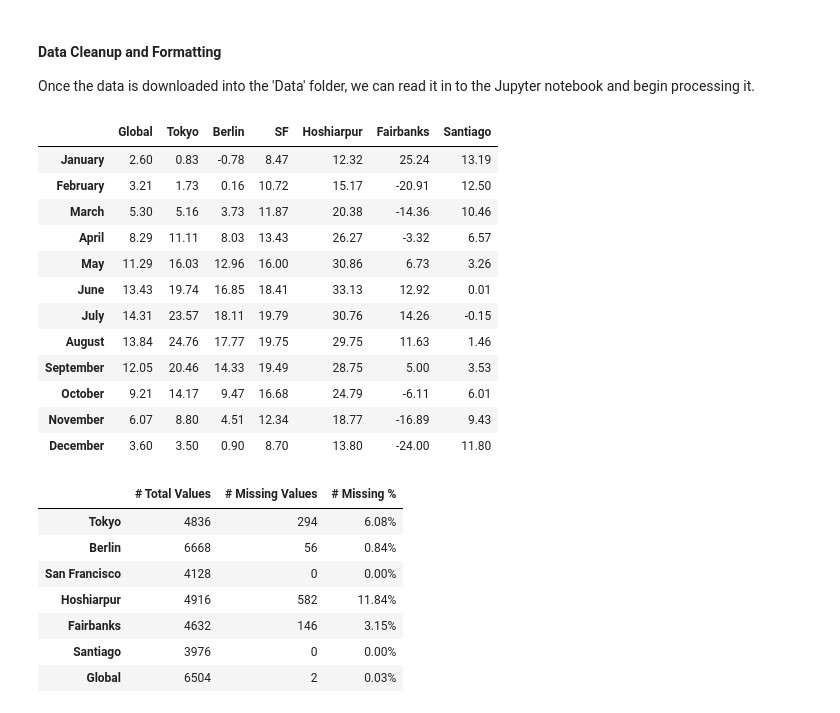
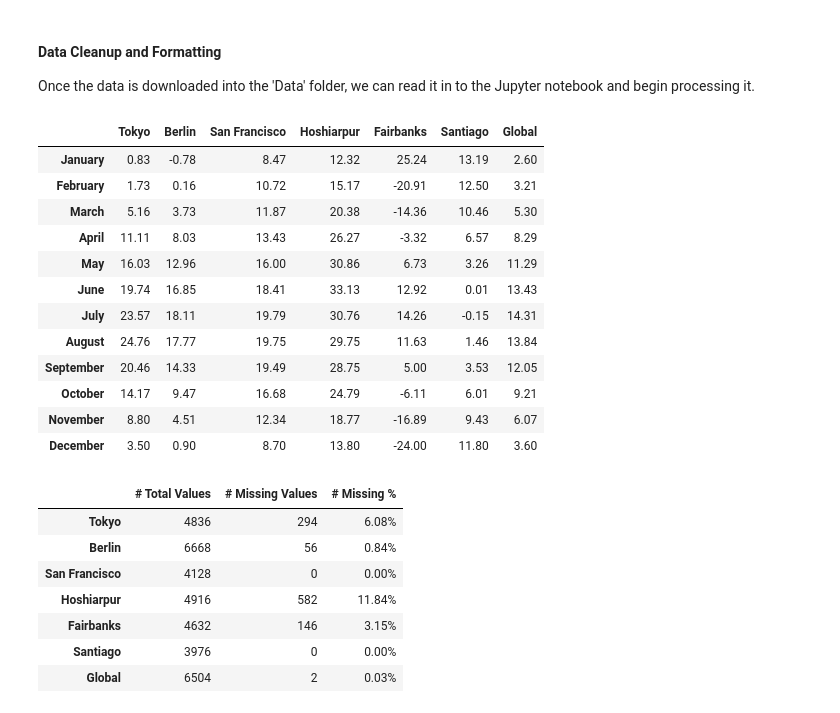
Before and after one commit to MeeraSharma/Climate-Change-EDA, a Jupyter notebook: Climate Change EDA.ipynb, the cells around one changed output. Saved outputs shown, nothing was run; the diff lists cells and outputs as text; code cells hidden in the pictures.

```diff
--- a/Climate Change EDA.ipynb
+++ b/Climate Change EDA.ipynb
@@ -70,6 +70,8 @@ global_info = ('Global', 'global-land')
 region_info = [global_info]
 
 all_info =  [tokyo_info, berlin_info, SF_info, hoshiarpur_info, fairbanks_info, santiago_info, global_info]
+# %%
+locations = [i[0] for i in all_info]
 # %% [markdown]
 #### URL Setup
 # %%
@@ -121,45 +123,15 @@ Once the data is downloaded into the 'Data' folder, we can read it in to the Jup
 # %%
 # Step 1 - get monthly averages for each location
 
-def get_monthly_averages(data_location, line_number):
+def get_monthly_averages(location_name):
+    data_location = 'Data/' + location_name + '.txt'
     data = open(data_location)
+    if location_name == 'Global':
+        line_number = 54
+    else:
+        line_number = 52
     content = data.readlines()
     average_data = content[line_number][8:-2].split()
     average_list = [float(i) for i in average_data]
     data.close()
     return average_list
-# %%
-Tokyo_av = get_monthly_averages('Data/Tokyo.txt', 52)
-Berlin_av = get_monthly_averages('Data/Berlin.txt', 52)
-SF_av = get_monthly_averages('Data/San Francisco.txt', 52)
-Hoshiarpur_av = get_monthly_averages('Data/Hoshiarpur.txt', 52)
-Fairbanks_av = get_monthly_averages('Data/Fairbanks.txt', 52)
-Santiago_av = get_monthly_averages('Data/Santiago.txt', 52)
-
-Global_av = get_monthly_averages('Data/Global.txt', 54)
-
-
-
-monthly_data = pd.DataFrame(np.column_stack([Global_av, Tokyo_av, Berlin_av,
-                                             SF_av, Hoshiarpur_av,
-                                             Fairbanks_av, Santiago_av]),
-                           columns = ['Global', 'Tokyo', 'Berlin', 'SF', 'Hoshiarpur', 'Fairbanks', 'Santiago'])
-
-index = ['January', 'February', 'March', 'April', 'May', 'June', 'July', 'August', 'September', 'October', 'November', 'December']
-
-monthly_data.index = index
-monthly_data
-# %% [output]
-|  | Global | Tokyo | Berlin | SF | Hoshiarpur | Fairbanks | Santiago |
-| January | 2.60 | 0.83 | -0.78 | 8.47 | 12.32 | 25.24 | 13.19 |
-| February | 3.21 | 1.73 | 0.16 | 10.72 | 15.17 | -20.91 | 12.50 |
-| March | 5.30 | 5.16 | 3.73 | 11.87 | 20.38 | -14.36 | 10.46 |
-| April | 8.29 | 11.11 | 8.03 | 13.43 | 26.27 | -3.32 | 6.57 |
-| May | 11.29 | 16.03 | 12.96 | 16.00 | 30.86 | 6.73 | 3.26 |
-| June | 13.43 | 19.74 | 16.85 | 18.41 | 33.13 | 12.92 | 0.01 |
-| July | 14.31 | 23.57 | 18.11 | 19.79 | 30.76 | 14.26 | -0.15 |
-| August | 13.84 | 24.76 | 17.77 | 19.75 | 29.75 | 11.63 | 1.46 |
-| September | 12.05 | 20.46 | 14.33 | 19.49 | 28.75 | 5.00 | 3.53 |
-| October | 9.21 | 14.17 | 9.47 | 16.68 | 24.79 | -6.11 | 6.01 |
-| November | 6.07 | 8.80 | 4.51 | 12.34 | 18.77 | -16.89 | 9.43 |
-| December | 3.60 | 3.50 | 0.90 | 8.70 | 13.80 | -24.00 | 11.80 |
@@ -173,0 +138,24 @@ global_land = pd.read_fwf('Data/Global.txt', skiprows = 70)
+# %%
+averages = {k: get_monthly_averages(k) for k in locations}
+# %%
+monthly_data = pd.DataFrame(np.column_stack(list(averages.values())),
+                           columns = averages.keys())
+
+index = ['January', 'February', 'March', 'April', 'May', 'June', 'July', 'August', 'September', 'October', 'November', 'December']
+
+monthly_data.index = index
+monthly_data
+# %% [output]
+|  | Tokyo | Berlin | San Francisco | Hoshiarpur | Fairbanks | Santiago | Global |
+| January | 0.83 | -0.78 | 8.47 | 12.32 | 25.24 | 13.19 | 2.60 |
+| February | 1.73 | 0.16 | 10.72 | 15.17 | -20.91 | 12.50 | 3.21 |
+| March | 5.16 | 3.73 | 11.87 | 20.38 | -14.36 | 10.46 | 5.30 |
+| April | 11.11 | 8.03 | 13.43 | 26.27 | -3.32 | 6.57 | 8.29 |
+| May | 16.03 | 12.96 | 16.00 | 30.86 | 6.73 | 3.26 | 11.29 |
+| June | 19.74 | 16.85 | 18.41 | 33.13 | 12.92 | 0.01 | 13.43 |
+| July | 23.57 | 18.11 | 19.79 | 30.76 | 14.26 | -0.15 | 14.31 |
+| August | 24.76 | 17.77 | 19.75 | 29.75 | 11.63 | 1.46 | 13.84 |
+| September | 20.46 | 14.33 | 19.49 | 28.75 | 5.00 | 3.53 | 12.05 |
+| October | 14.17 | 9.47 | 16.68 | 24.79 | -6.11 | 6.01 | 9.21 |
+| November | 8.80 | 4.51 | 12.34 | 18.77 | -16.89 | 9.43 | 6.07 |
+| December | 3.50 | 0.90 | 8.70 | 13.80 | -24.00 | 11.80 | 3.60 |
```
Also changed, not shown: parts of 14 cells of this notebook.
